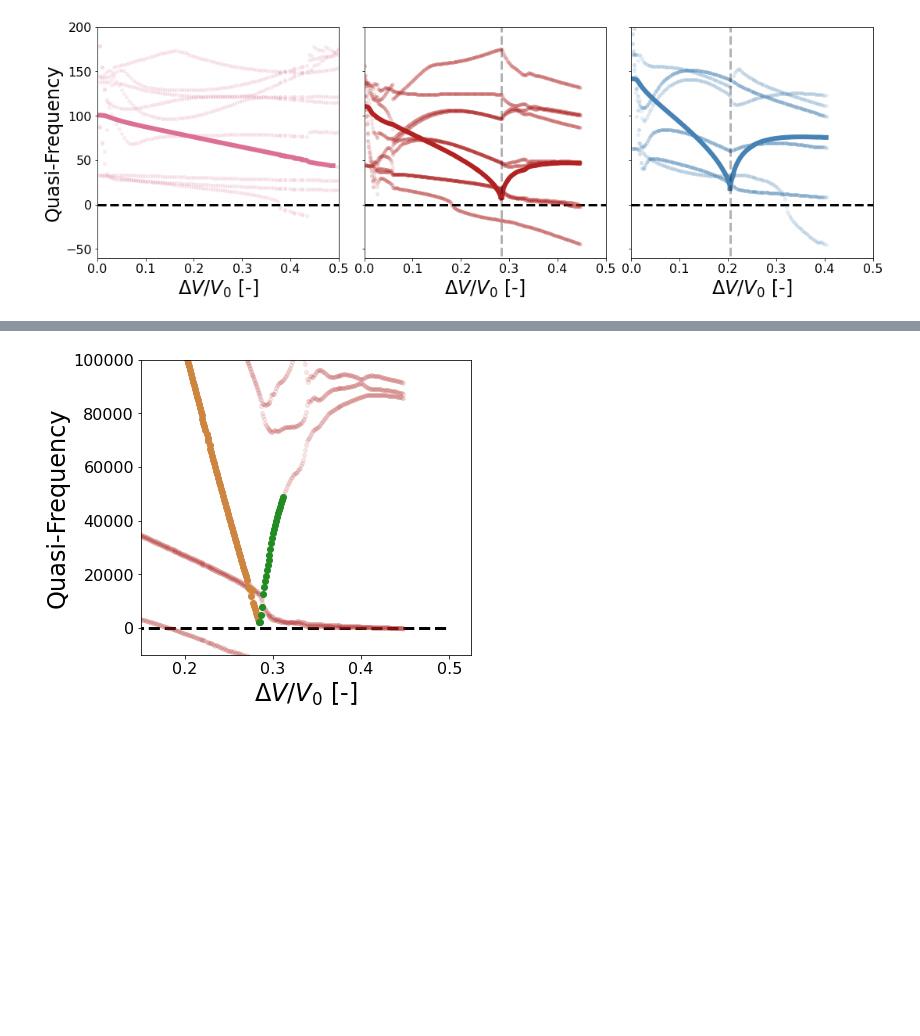
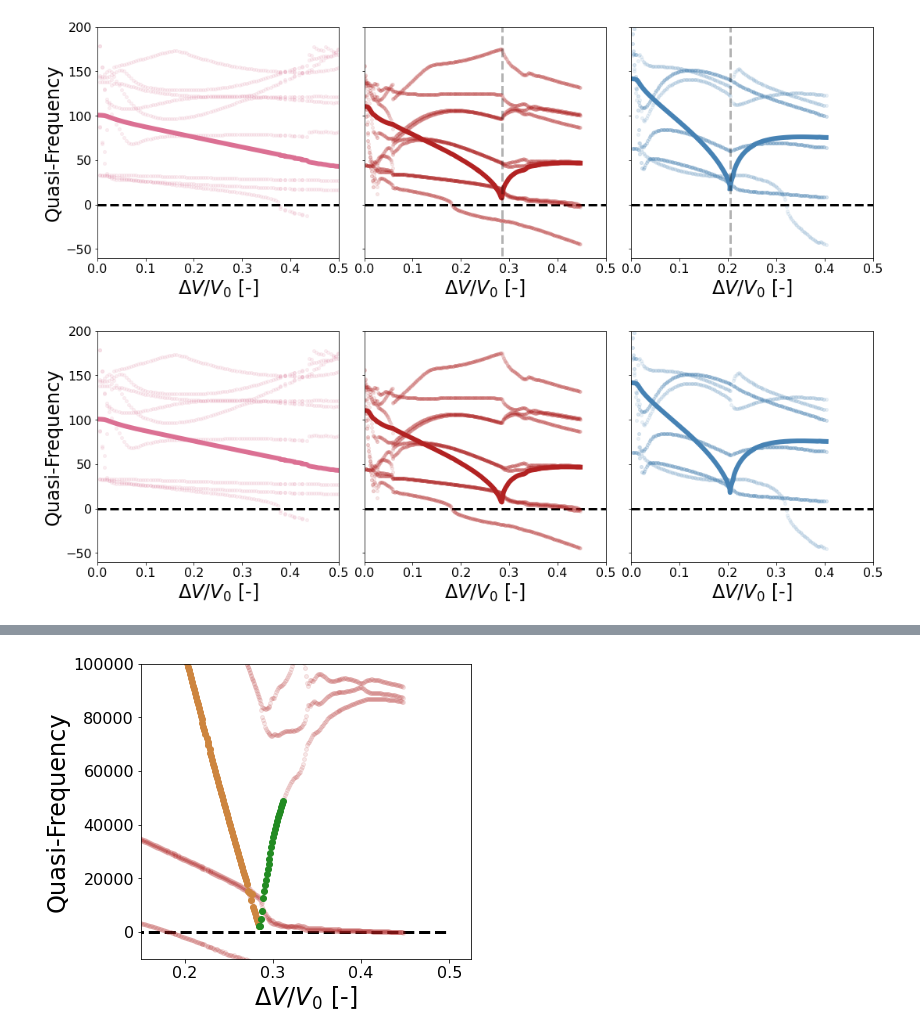
Before and after one commit to bertoldi-collab/buckling-cylinders, a Jupyter notebook: figure_making_paper.ipynb, the cells around one changed output, grey strips where cells are left out. Saved outputs shown, nothing was run; the diff lists cells and outputs as text; code cells hidden in the pictures; blank space fills up the shorter version.

Commit message:
figure making nb changes + outputs

```diff
--- a/figure_making_paper.ipynb
+++ b/figure_making_paper.ipynb
@@ -48,8 +48,8 @@ def rescale_eigenvalue(eigenvalues_cur):
 def highlight_mode(freq_all, initial_i, initial_j, num_samp, num_pts = 2, select_fac = 1):
     j_all = np.zeros(np.shape(freq_all)[0], dtype = int)
     i_all = np.arange(np.shape(freq_all)[0], dtype = int)
-    j_all[initial_i[0]:initial_i[1] + 1] = initial_j
-    cut_idx = initial_i[0] + np.arange(num_samp)
+    j_all[initial_i] = initial_j
+    cut_idx = initial_i[0] + np.arange(num_samp + 2)
 
     for idx in range(0, num_samp, select_fac):
         i_next = idx + initial_i[1] + select_fac #min value 2
@@ -816,3 +849,27 @@ improve_plot_multi(ax, xlabel = '$\Delta V/V_0$ [-]', ylabel = 'Quasi-Frequency'
 fig.savefig(f'{folder_out}/freq_all.png', dpi = 300)
 # %% [output]
 [figure]
+# %%
+fig, ax = plt.subplots(1,3,figsize = figsize_three, constrained_layout = True, sharey = True)
+
+for axis in ax: axis.hlines(0,0,0.5, 'k', '--', linewidth = linewidth_all)
+
+plot_freq(ax[0], 2)
+
+plot_freq(ax[1], 3)
+
+plot_freq(ax[2], 4)
+
+plot_highlighted_mode_piecewise(ax[0], 2, [0,1], [[4,4]], [2], [1], [-1])
+
+plot_highlighted_mode_piecewise(ax[1], 3, [0,1], [[2,2], [5,5], [3,3], [1,1]], [20, 2, 4, 2], [1, 4, 2, 1], [-320, -190, -145, -1])
+
+plot_highlighted_mode_piecewise(ax[2], 4, [0,1], [[2,2], [0,2]], [4,2], [1,1], [-109, -1])
+
+# plot_vert_line_freq(ax[2], 4, idx_paste, alpha = 0.3)
+
+improve_plot_multi(ax, xlabel = '$\Delta V/V_0$ [-]', ylabel = 'Quasi-Frequency', ylim_top = 200, ylim_bottom = -60, xlim_left = 0, xlim_right = 0.5, sharey = True)
+
+# fig.savefig(f'{folder_out}/freq_all.png', dpi = 300)
+# %% [output]
+[figure, added]
```
Also changed, not shown: parts of 3 cells of this notebook, 5 other files.
